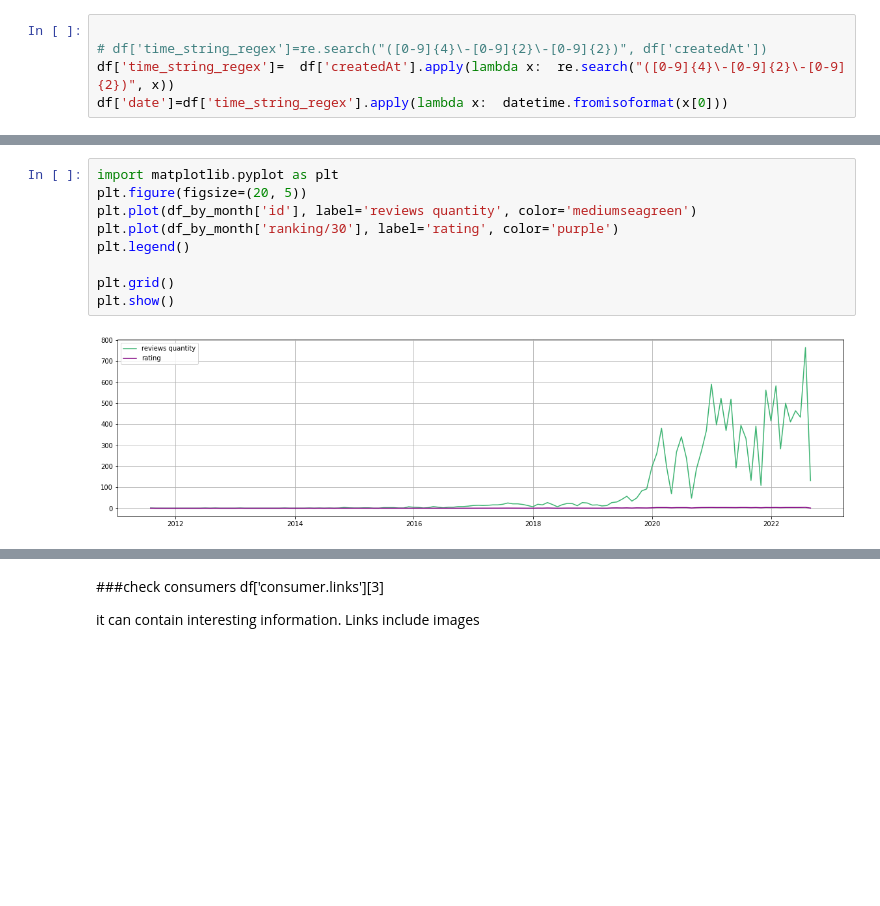
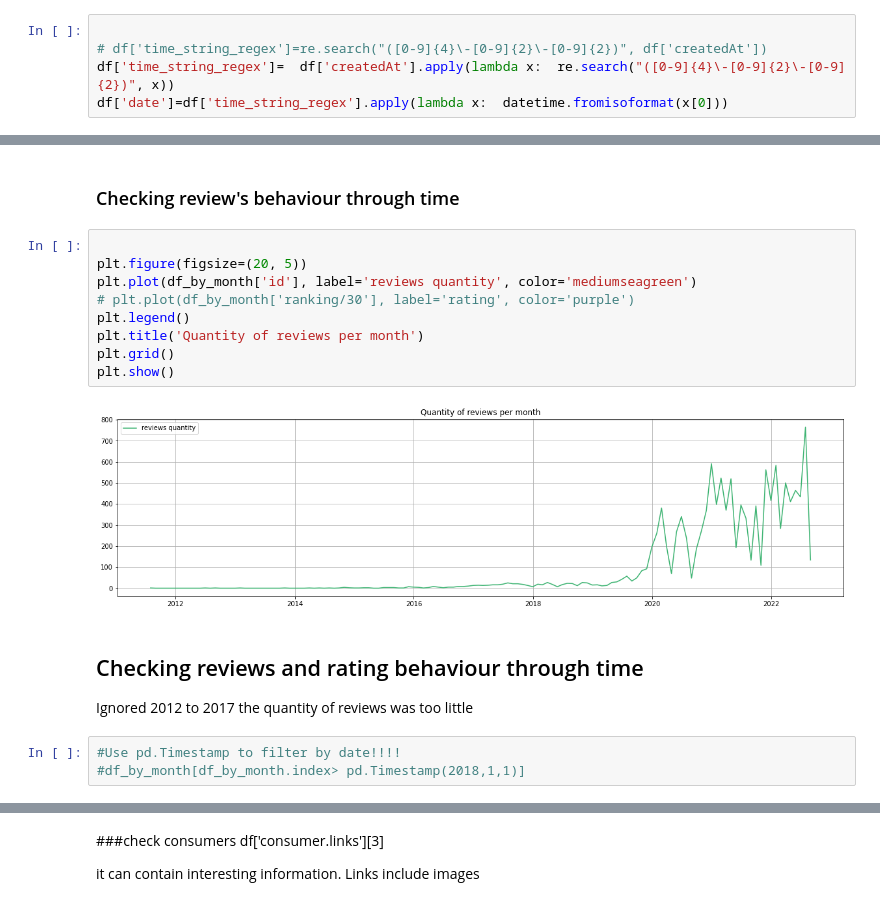
Before and after one commit to evegarcianz/ScrapingAPI, a Jupyter notebook: TrustpilotWebScrapeAPI.ipynb, the cells around one changed output, grey strips where cells are left out. Saved outputs shown, nothing was run; the diff lists cells and outputs as text; blank space fills up the shorter version.

```diff
--- a/TrustpilotWebScrapeAPI.ipynb
+++ b/TrustpilotWebScrapeAPI.ipynb
@@ -257,12 +237,21 @@ df_by_week[df_by_week['id']==1].shape
+# %% [markdown]
+### Checking review's behaviour through time
 # %%
-import matplotlib.pyplot as plt
+
 plt.figure(figsize=(20, 5))
 plt.plot(df_by_month['id'], label='reviews quantity', color='mediumseagreen')
-plt.plot(df_by_month['ranking/30'], label='rating', color='purple')
+# plt.plot(df_by_month['ranking/30'], label='rating', color='purple')
 plt.legend()
-
+plt.title('Quantity of reviews per month')
 plt.grid()
 plt.show()
 # %% [output]
-[figure, old version]
+[figure, new version]
+# %% [markdown]
+## Checking reviews and rating behaviour through time
+
+Ignored 2012 to 2017 the quantity of reviews was too little
+# %%
+#Use pd.Timestamp to filter by date!!!!
+#df_by_month[df_by_month.index> pd.Timestamp(2018,1,1)]
 # %%
```
Also changed, not shown: parts of 18 cells of this notebook.
